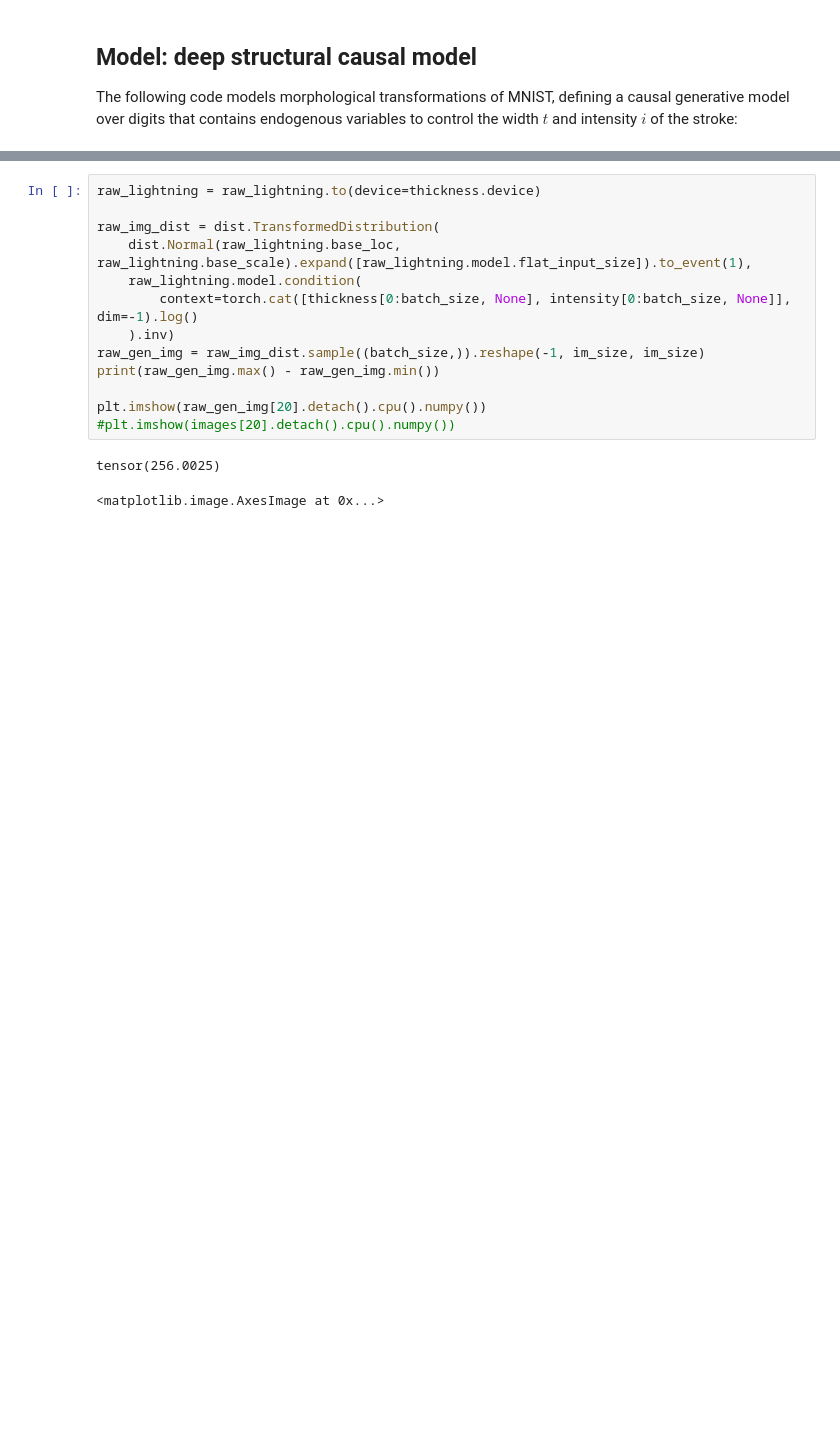
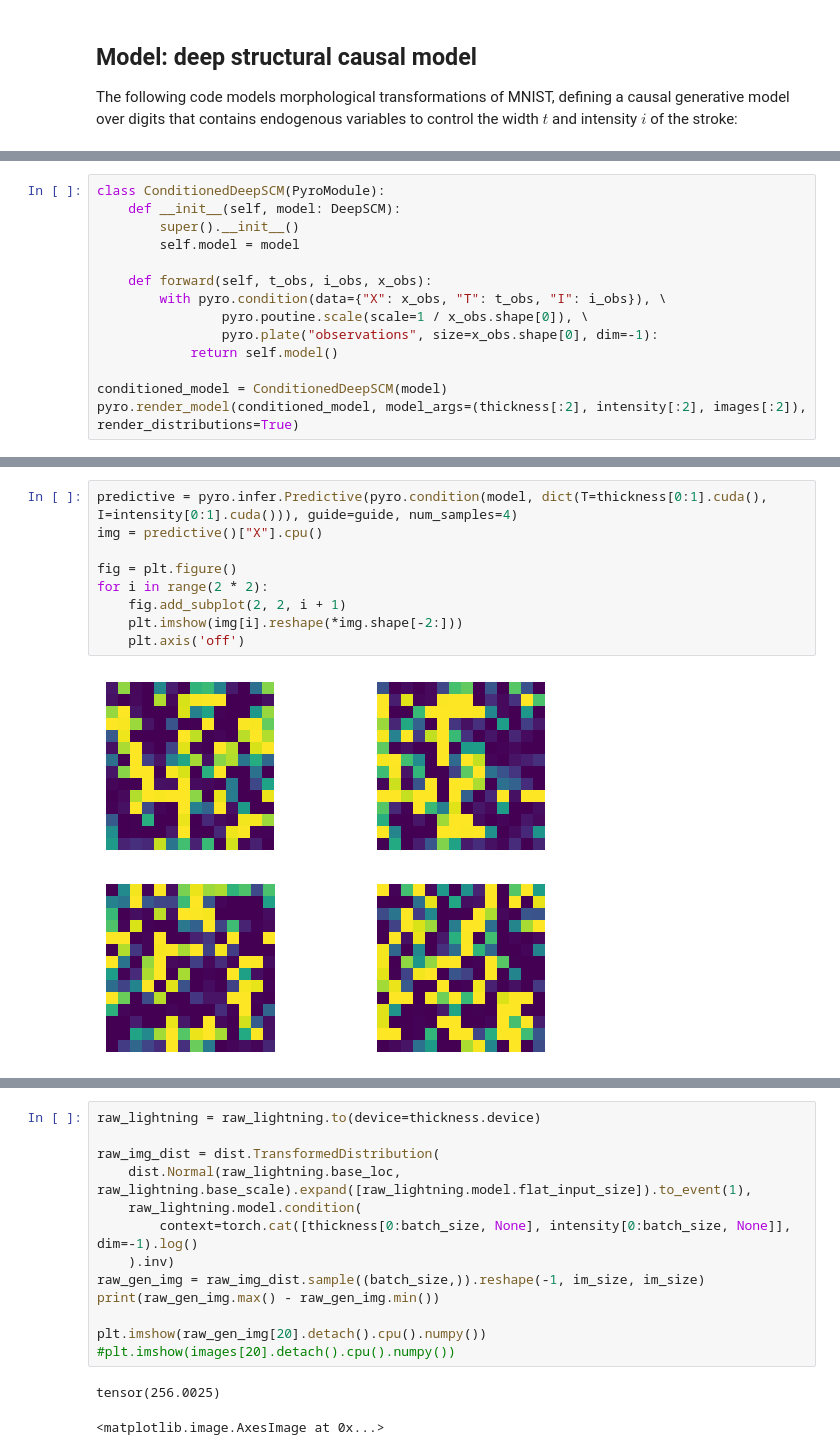
Before and after one commit to BasisResearch/chirho, a Jupyter notebook: docs/source/deepscm.ipynb, the cells around one changed output, grey strips where cells are left out. Drawn from its saved outputs; the diff is of its cells as text; blank space fills up the shorter version.

```diff
--- a/docs/source/deepscm.ipynb
+++ b/docs/source/deepscm.ipynb
@@ -441,0 +535,14 @@ class ImageTransform(ConditionalComposeTransformModule):
+# %%
+class ConditionedDeepSCM(PyroModule):
+    def __init__(self, model: DeepSCM):
+        super().__init__()
+        self.model = model
+
+    def forward(self, t_obs, i_obs, x_obs):
+        with pyro.condition(data={"X": x_obs, "T": t_obs, "I": i_obs}), \
+                pyro.poutine.scale(scale=1 / x_obs.shape[0]), \
+                pyro.plate("observations", size=x_obs.shape[0], dim=-1):
+            return self.model()
+
+conditioned_model = ConditionedDeepSCM(model)
+pyro.render_model(conditioned_model, model_args=(thickness[:2], intensity[:2], images[:2]), render_distributions=True)
@@ -441,0 +623,11 @@ class ImageTransform(ConditionalComposeTransformModule):
+# %%
+predictive = pyro.infer.Predictive(pyro.condition(model, dict(T=thickness[0:1].cuda(), I=intensity[0:1].cuda())), guide=guide, num_samples=4)
+img = predictive()["X"].cpu()
+
+fig = plt.figure()
+for i in range(2 * 2):
+    fig.add_subplot(2, 2, i + 1)
+    plt.imshow(img[i].reshape(*img.shape[-2:]))
+    plt.axis('off')
+# %% [output]
+[figure, added]
```
Also changed, not shown: parts of 29 cells of this notebook.
